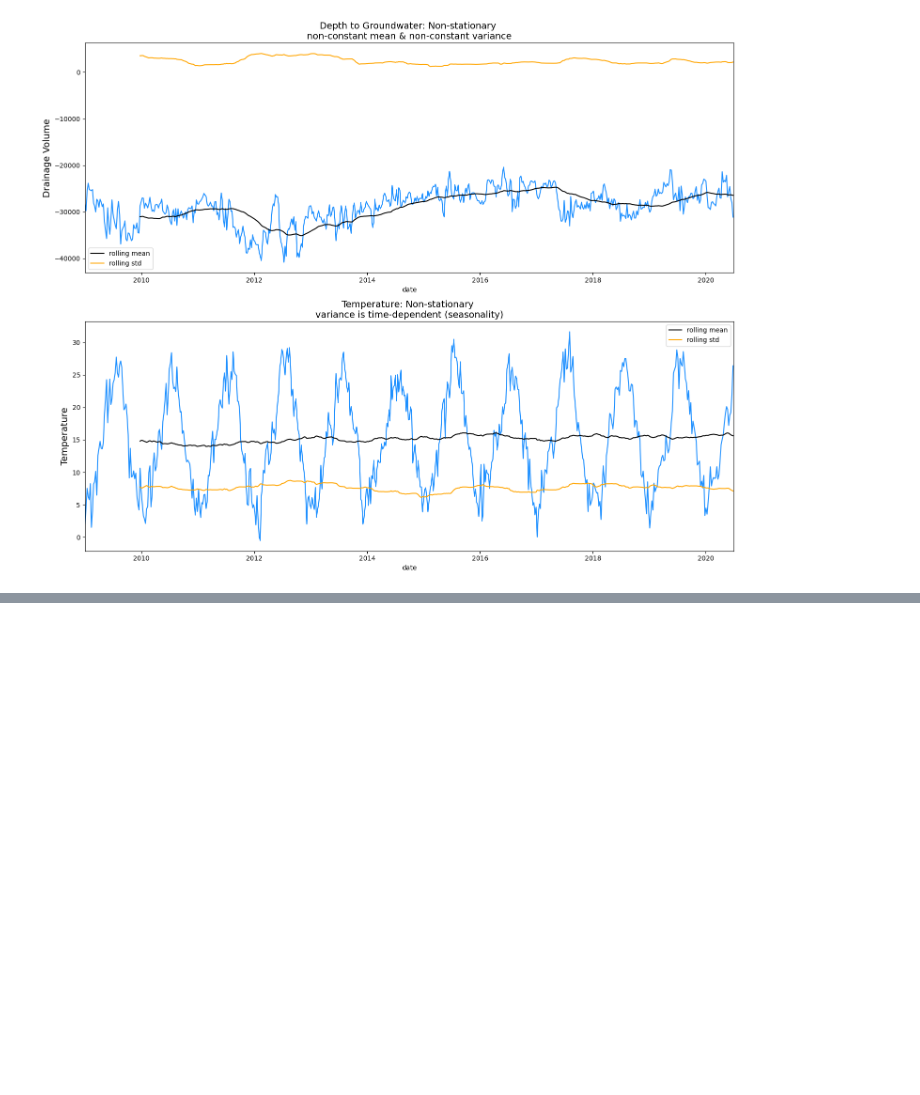
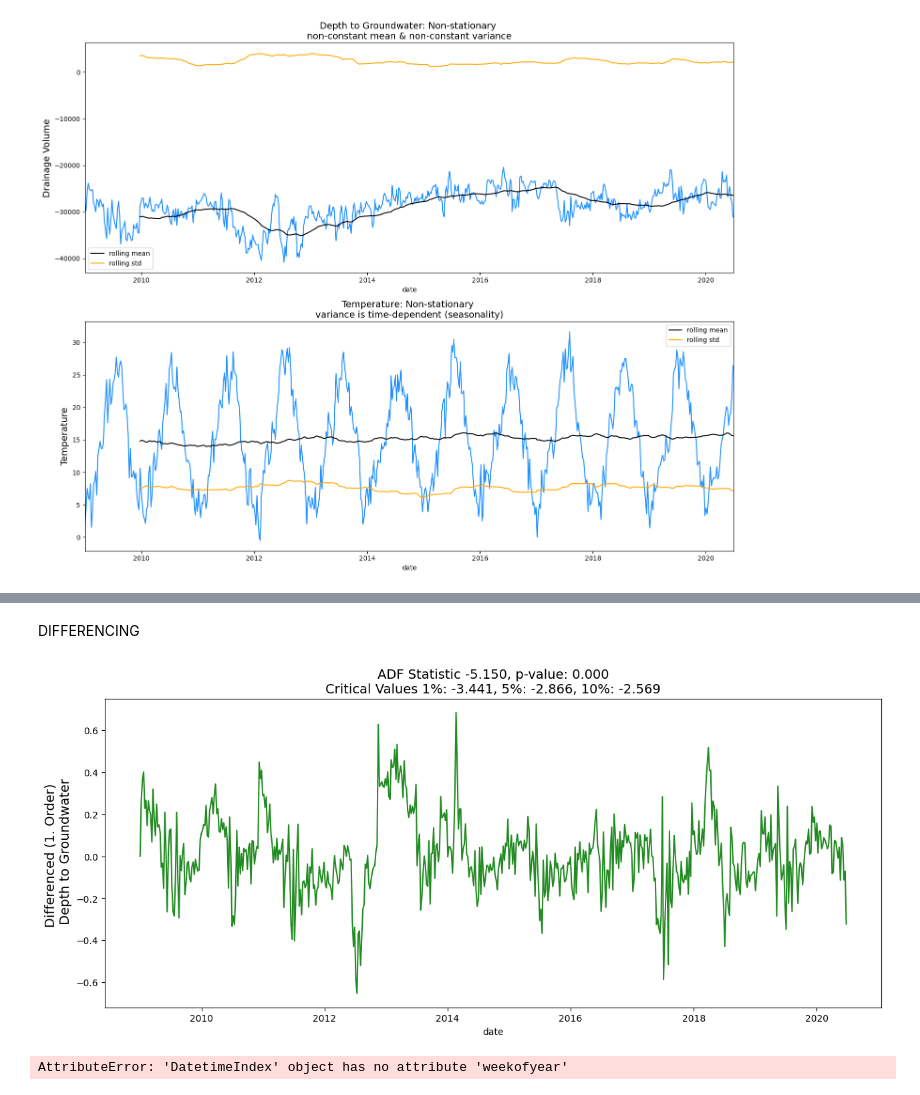
Before and after one commit to rober12345/time-series-project-tutorial, a Jupyter notebook: solutionRobUgalde.ipynb, the cells around one changed output, grey strips where cells are left out. Cells and saved outputs as stored; diff of their text form; code cells hidden in the pictures; blank space fills up the shorter version.

```diff
--- a/solutionRobUgalde.ipynb
+++ b/solutionRobUgalde.ipynb
@@ -505,0 +578,23 @@ plt.show()
+# %% [markdown]
+DIFFERENCING
+# %%
+# First Order Differencing
+ts_diff = np.diff(df['depth_to_groundwater'])
+df['depth_to_groundwater_diff_1'] = np.append([0], ts_diff)
+
+f, ax = plt.subplots(nrows=1, ncols=1, figsize=(15, 6))
+visualize_adfuller_results(df['depth_to_groundwater_diff_1'], 'Differenced (1. Order) \n Depth to Groundwater', ax)
+# %% [output]
+[figure, added]
+# %%
+df['year'] = pd.DatetimeIndex(df['date']).year
+df['month'] = pd.DatetimeIndex(df['date']).month
+df['day'] = pd.DatetimeIndex(df['date']).day
+df['day_of_year'] = pd.DatetimeIndex(df['date']).dayofyear
+df['week_of_year'] = pd.DatetimeIndex(df['date']).weekofyear
+df['quarter'] = pd.DatetimeIndex(df['date']).quarter
+df['season'] = df['month'] % 12 // 3 + 1
+
+df[['date', 'year', 'month', 'day', 'day_of_year', 'week_of_year', 'quarter', 'season']].head()
+# %% [output]
+AttributeError: 'DatetimeIndex' object has no attribute 'weekofyear'
```
Also changed, not shown: parts of 6 cells of this notebook.
